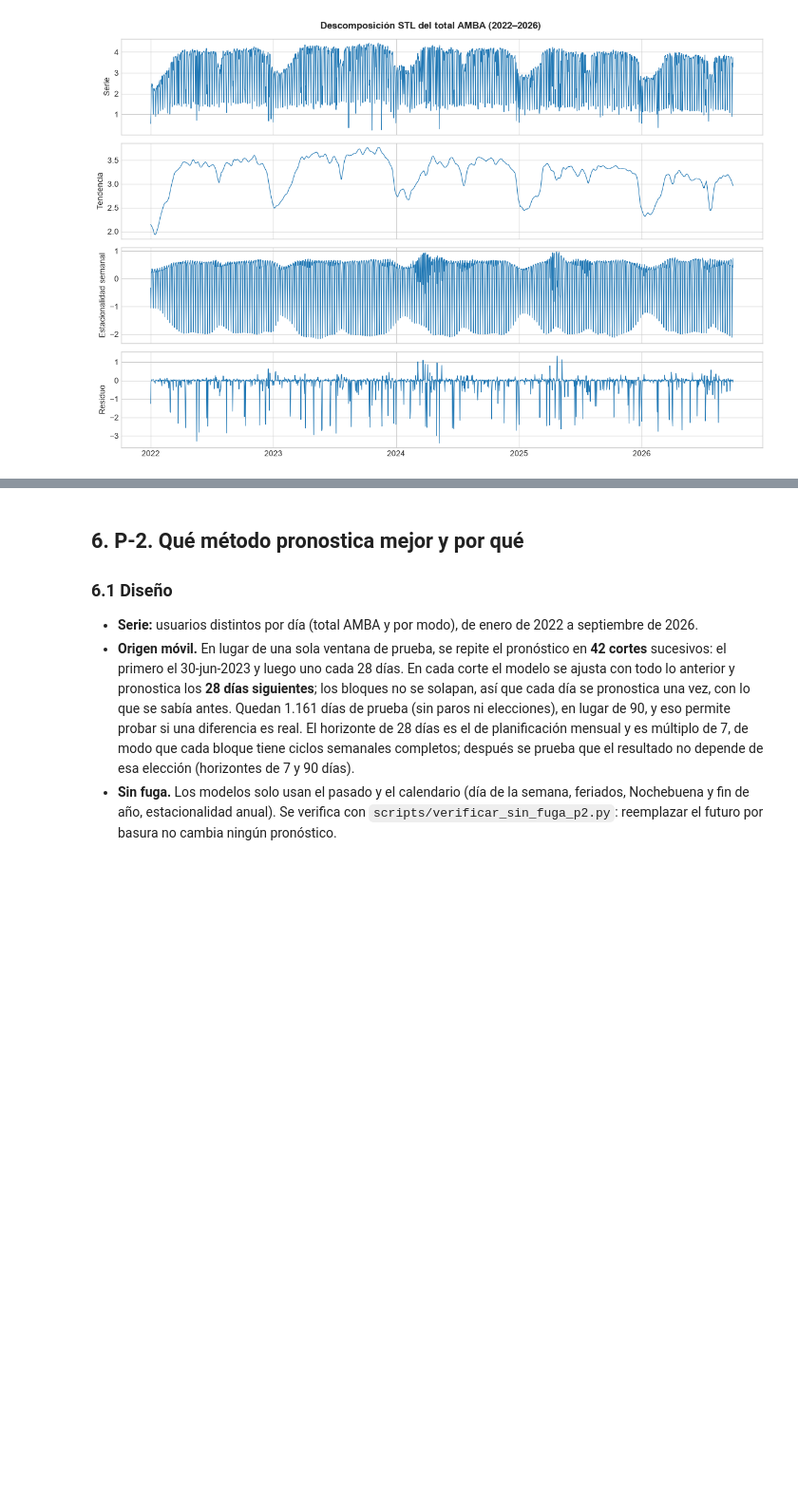
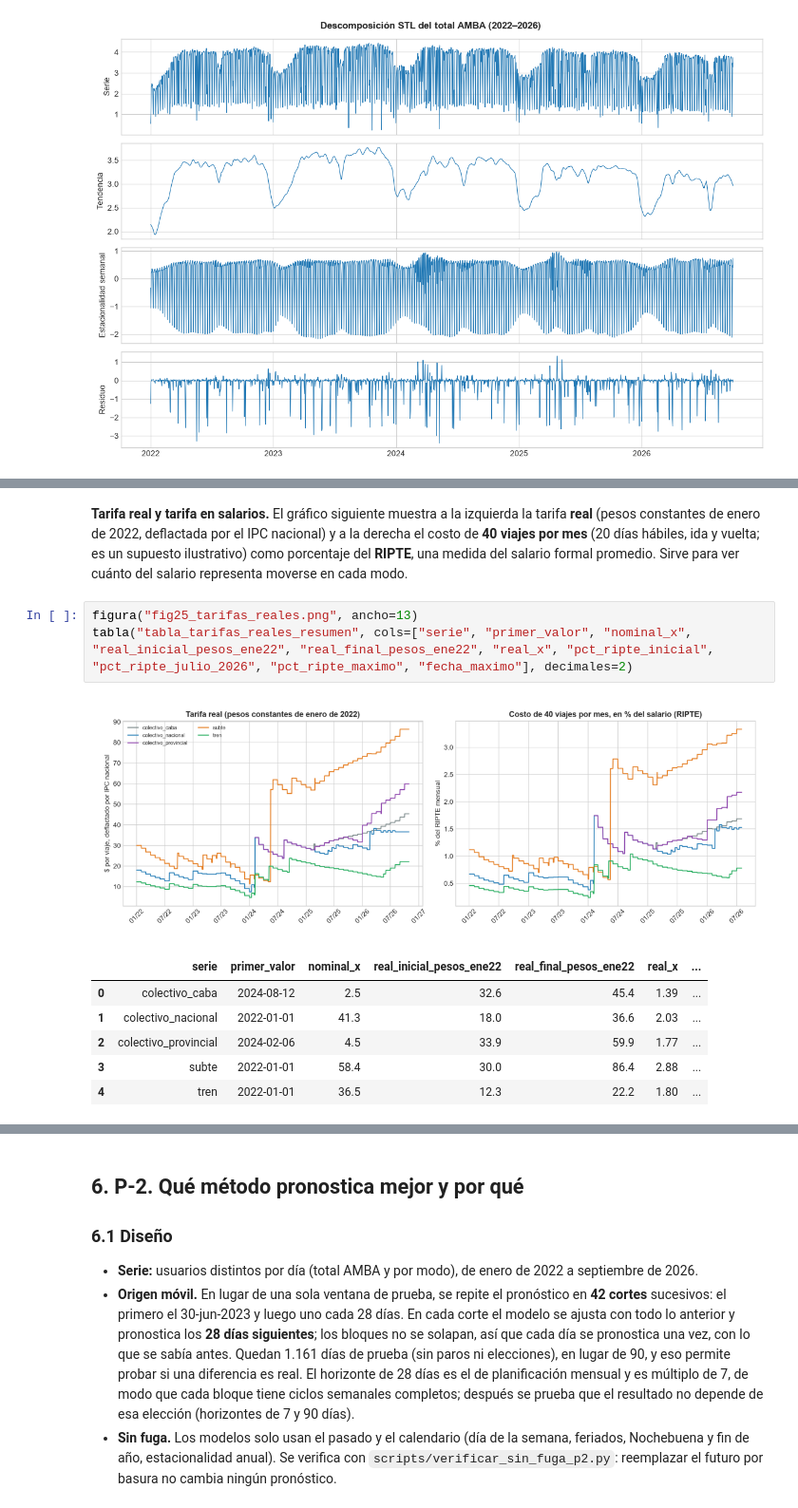
Before and after one commit to Arey14/sube-series-tiempo-amba, a Jupyter notebook: notebooks/TP_Final_Series_de_Tiempo.ipynb, the cells around one changed output, grey strips where cells are left out. Shown at 95% size. Cells and saved outputs as stored; diff of their text form; blank space fills up the shorter version.

```diff
--- a/notebooks/TP_Final_Series_de_Tiempo.ipynb
+++ b/notebooks/TP_Final_Series_de_Tiempo.ipynb
@@ -388,0 +239,13 @@ tabla("tabla_covid_descriptivo")
+# %% [markdown]
+**Tarifa real y tarifa en salarios.** El gráfico siguiente muestra a la izquierda la tarifa **real** (pesos constantes de enero de 2022, deflactada por el IPC nacional) y a la derecha el costo de **40 viajes por mes** (20 días hábiles, ida y vuelta; es un supuesto ilustrativo) como porcentaje del **RIPTE**, una medida del salario formal promedio. Sirve para ver cuánto del salario representa moverse en cada modo.
+# %%
+figura("fig25_tarifas_reales.png", ancho=13)
+tabla("tabla_tarifas_reales_resumen", cols=["serie", "primer_valor", "nominal_x", "real_inicial_pesos_ene22", "real_final_pesos_ene22", "real_x", "pct_ripte_inicial", "pct_ripte_julio_2026", "pct_ripte_maximo", "fecha_maximo"], decimales=2)
+# %% [output]
+[figure, added]
+|  | serie | primer_valor | nominal_x | real_inicial_pesos_ene22 | real_final_pesos_ene22 | real_x | ... |
+| 0 | colectivo_caba | 2024-08-12 | 2.5 | 32.6 | 45.4 | 1.39 | ... |
+| 1 | colectivo_nacional | 2022-01-01 | 41.3 | 18.0 | 36.6 | 2.03 | ... |
+| 2 | colectivo_provincial | 2024-02-06 | 4.5 | 33.9 | 59.9 | 1.77 | ... |
+| 3 | subte | 2022-01-01 | 58.4 | 30.0 | 86.4 | 2.88 | ... |
+| 4 | tren | 2022-01-01 | 36.5 | 12.3 | 22.2 | 1.80 | ... |
```
Also changed, not shown: parts of 63 cells of this notebook, 27 other files.
